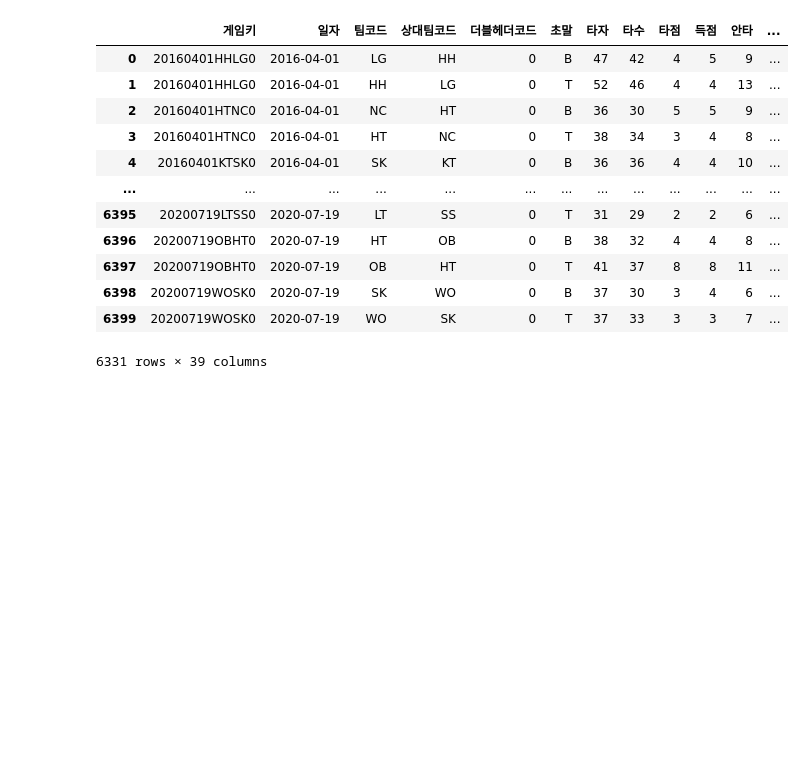
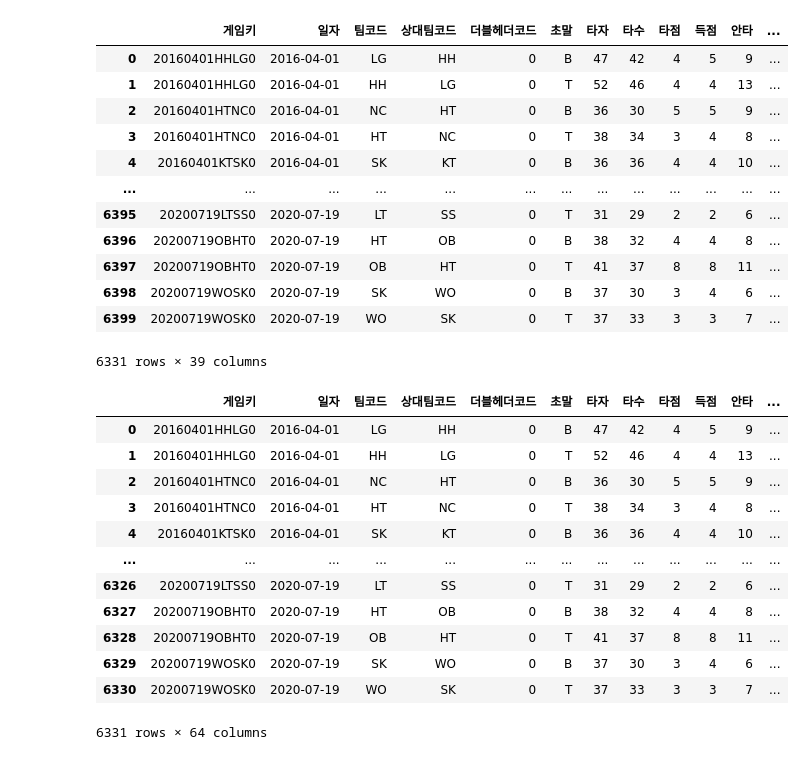
Before and after one commit to CHO-MINJUNG/BigContest2020, a Jupyter notebook: 변수_생성_상대_최근.ipynb, the cells around one changed output. Drawn from its saved outputs; the diff is of its cells as text; code cells hidden in the pictures; blank space fills up the shorter version.

```diff
--- a/변수_생성_상대_최근.ipynb
+++ b/변수_생성_상대_최근.ipynb
@@ -318,3 +318,5 @@ teamhitter_vs = teamhitter_vs.apply(SecA, axis=1)
 teamhitter_vs = teamhitter_vs.apply(psn, axis=1)
 # %%
 teamhitter_vs.to_csv('./gdrive/My Drive/빅콘테스트2020/2차_최종_최근_상대_팀타자.csv', encoding='utf-8-sig', index=False)
+# %%
+teamhitter_vs = pd.read_csv('./gdrive/My Drive/빅콘테스트2020/2차_최종_최근_상대_팀타자.csv', encoding='utf-8-sig')
@@ -320,0 +546,31 @@ teamhitter_vs.to_csv('./gdrive/My Drive/빅콘테스트2020/2차_최종_최근_
+# %%
+teamhitter_vs = teamhitter_vs.apply(createPa, axis=1)
+teamhitter_vs = teamhitter_vs.apply(createAB, axis=1)
+teamhitter_vs = teamhitter_vs.apply(createHit, axis=1)
+teamhitter_vs = teamhitter_vs.apply(createB1B, axis=1)
+teamhitter_vs = teamhitter_vs.apply(createB2B, axis=1)
+teamhitter_vs = teamhitter_vs.apply(createB3B, axis=1)
+teamhitter_vs = teamhitter_vs.apply(createBB, axis=1)
+teamhitter_vs = teamhitter_vs.apply(createHR, axis=1)
+teamhitter_vs = teamhitter_vs.apply(createK, axis=1)
+teamhitter_vs = teamhitter_vs.apply(createHBP, axis=1)
+teamhitter_vs = teamhitter_vs.apply(createIBB, axis=1)
+teamhitter_vs = teamhitter_vs.apply(createGDP, axis=1)
+teamhitter_vs = teamhitter_vs.apply(createSB, axis=1)
+teamhitter_vs = teamhitter_vs.apply(createCS, axis=1)
+# %%
+teamhitter_vs
+# %% [output]
+|  | 게임키 | 일자 | 팀코드 | 상대팀코드 | 더블헤더코드 | 초말 | 타자 | 타수 | 타점 | 득점 | 안타 | ... |
+| 0 | 20160401HHLG0 | 2016-04-01 | LG | HH | 0 | B | 47 | 42 | 4 | 5 | 9 | ... |
+| 1 | 20160401HHLG0 | 2016-04-01 | HH | LG | 0 | T | 52 | 46 | 4 | 4 | 13 | ... |
+| 2 | 20160401HTNC0 | 2016-04-01 | NC | HT | 0 | B | 36 | 30 | 5 | 5 | 9 | ... |
+| 3 | 20160401HTNC0 | 2016-04-01 | HT | NC | 0 | T | 38 | 34 | 3 | 4 | 8 | ... |
+| 4 | 20160401KTSK0 | 2016-04-01 | SK | KT | 0 | B | 36 | 36 | 4 | 4 | 10 | ... |
+| ... | ... | ... | ... | ... | ... | ... | ... | ... | ... | ... | ... | ... |
+| 6326 | 20200719LTSS0 | 2020-07-19 | LT | SS | 0 | T | 31 | 29 | 2 | 2 | 6 | ... |
+| 6327 | 20200719OBHT0 | 2020-07-19 | HT | OB | 0 | B | 38 | 32 | 4 | 4 | 8 | ... |
+| 6328 | 20200719OBHT0 | 2020-07-19 | OB | HT | 0 | T | 41 | 37 | 8 | 8 | 11 | ... |
+| 6329 | 20200719WOSK0 | 2020-07-19 | SK | WO | 0 | B | 37 | 30 | 3 | 4 | 6 | ... |
+| 6330 | 20200719WOSK0 | 2020-07-19 | WO | SK | 0 | T | 37 | 33 | 3 | 3 | 7 | ... |
+6331 rows × 64 columns
```
Also changed, not shown: parts of 5 cells of this notebook.
